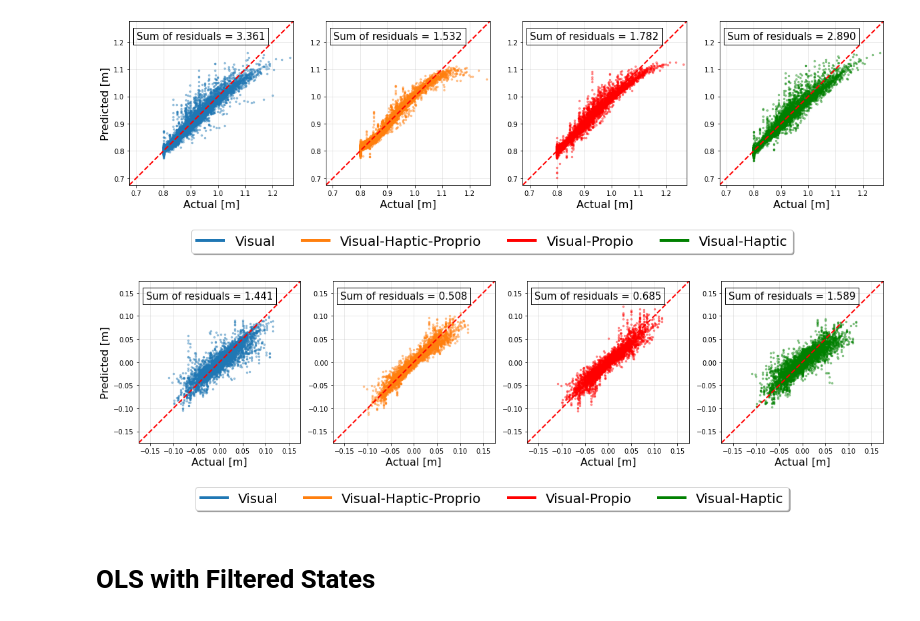
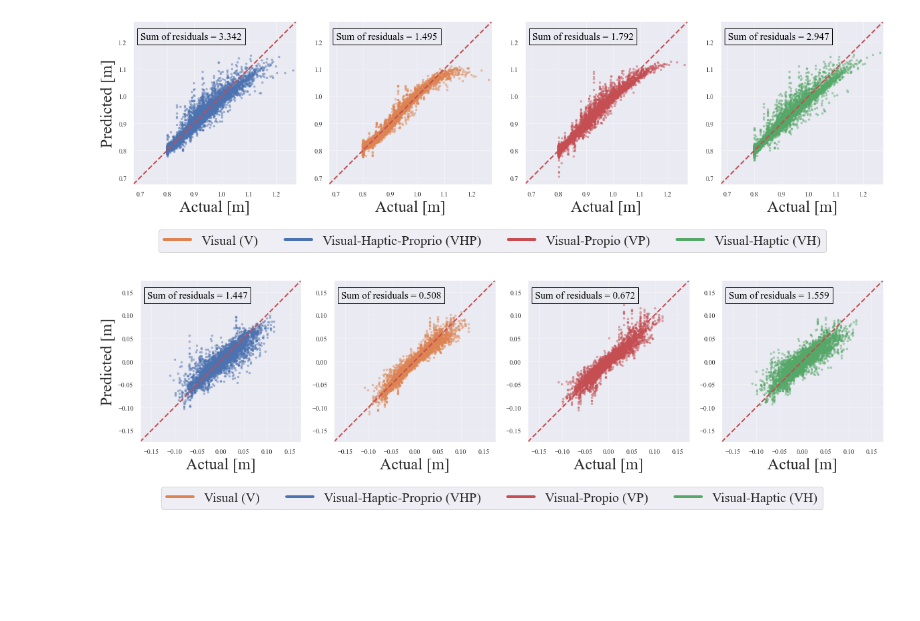
Before and after one commit to utiasSTARS/visual-haptic-dynamics, a Jupyter notebook: experiments/notebooks/regression-of-pred_visualpusher.ipynb, the cells around one changed output. Cells and saved outputs as stored; diff of their text form; code cells hidden in the pictures; blank space fills up the shorter version.

```diff
--- a/experiments/notebooks/regression-of-pred_visualpusher.ipynb
+++ b/experiments/notebooks/regression-of-pred_visualpusher.ipynb
@@ -209,5 +362,12 @@ Loading models in path:  /home/olimoyo/visual-haptic-dynamics/saved_models/vh/14
 # %%
 from matplotlib.lines import Line2D
+import seaborn as sns
+import matplotlib as mpl
+sns.set()
+mpl.rcParams["xtick.labelsize"] = 10
+mpl.rcParams["ytick.labelsize"] = 10
+mpl.rcParams["font.family"] = "Times New Roman"
+sns.color_palette()
 
 def regression_plot(data):
     for ii in range(2):
@@ -218,16 +378,20 @@ def regression_plot(data):
             res = v["res"]
 
             if "_vha_" in path:
-                color = '#ff7f0e'
+#                 color = '#ff7f0e'
+                color = "#DD8452"
                 jj=1
             elif "_v_" in path:
-                color = '#1f77b4'
+#                 color = '#1f77b4'
+                color = "#4C72B0"
                 jj=0
             elif "_va_" in path:
-                color = 'red'
+#                 color = 'red'
+                color = "#C44E52"
                 jj=2
             elif "_vh_" in path:
-                color = 'green'
+#                 color = 'green'
+                color = "#55A868"
                 jj=3
 
             axs[jj].plot(y, y_hat, 'o', markersize=2.5, c=color, alpha=0.40)
@@ -242,49 +406,48 @@ def regression_plot(data):
                 transform = axs[jj].transAxes
             )
             if "mit" in args.dataset_path[0]:
                 if ii == 1:
-                    axs[jj].set_xlim((-0.075, 0.025))
-                    axs[jj].set_ylim((-0.075, 0.025))
+                    axs[jj].set_xlim((-0.2, 0.2))
+                    axs[jj].set_ylim((-0.2, 0.2))
                 elif ii == 0:
-                    axs[jj].set_xlim((-0.06, 0.06))
-                    axs[jj].set_ylim((-0.06, 0.06))
+                    axs[jj].set_xlim((-0.2, 0.2))
+                    axs[jj].set_ylim((-0.2, 0.2))
             else:
                 if ii == 1:
                     axs[jj].set_xlim((-0.175, 0.175))
                     axs[jj].set_ylim((-0.175, 0.175))
                 elif ii == 0:
                     axs[jj].set_xlim((0.675, 1.275))
                     axs[jj].set_ylim((0.675, 1.275))
 
             axs[jj].plot(axs[jj].get_xlim(), axs[jj].get_ylim(), lw=2, ls="--", c="r")
 
         for kk in range(axs.shape[0]):
-            axs[kk].set_xlabel('Actual [m]', size=16)
+            axs[kk].set_xlabel('Actual [m]', size=24)
             axs[kk].set_aspect('equal', adjustable='box')
-        axs[0].set_ylabel('Predicted [m]', size=16)
+        axs[0].set_ylabel('Predicted [m]', size=24)
 
-        custom_lines = [Line2D([0], [0], color='#1f77b4', lw=4),
-                        Line2D([0], [0], color='#ff7f0e', lw=4),
-                        Line2D([0], [0], color='red', lw=4),
-                        Line2D([0], [0], color='green', lw=4)]
+        custom_lines = [Line2D([0], [0], color="#DD8452", lw=4),
+                        Line2D([0], [0], color="#4C72B0", lw=4),
+                        Line2D([0], [0], color="#C44E52", lw=4),
+                        Line2D([0], [0], color="#55A868", lw=4)]
 
         leg = fig.legend(
             custom_lines,
-            ['Visual',
-             'Visual-Haptic-Proprio',
-             'Visual-Propio',
-             'Visual-Haptic'],
+            ['Visual (V)',
+             'Visual-Haptic-Proprio (VHP)',
+             'Visual-Propio (VP)',
+             'Visual-Haptic (VH)'],
             loc='lower center',
             fancybox=True,
-            shadow=True,
+            shadow=False,
             ncol=4,
             fontsize=20,
         )
         plt.show()
+        fig.savefig(f'out/{ii}.pdf')
 
 f = regression_plot(analysis_data)
 # %% [output]
-[figure, old version]
+[figure, new version]
-[figure, old version]
+[figure, new version]
-# %% [markdown]
-# OLS with Filtered States
```
Also changed, not shown: parts of 10 cells of this notebook, 10 other files.
